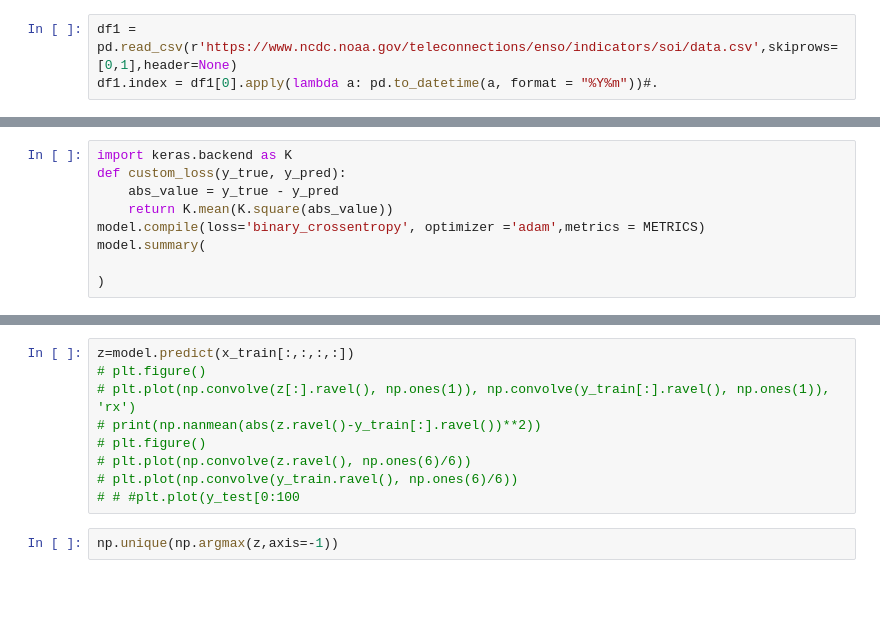
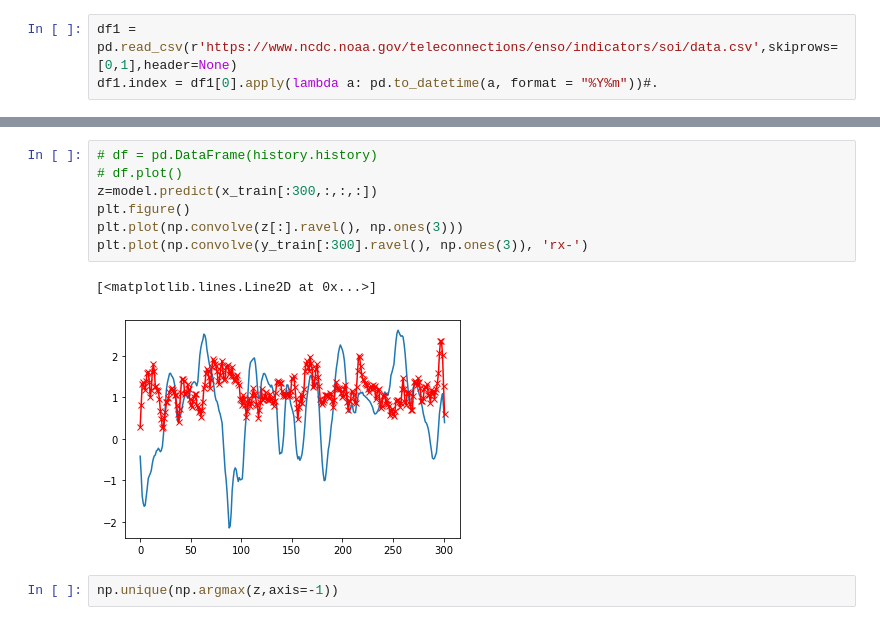
Before and after one commit to nicolasfauchereau/DL4SEAS, a Jupyter notebook: transfer_learning/notebooks/SST_anomalies_to_temperature_anoamlly.ipynb, the cells around one changed output, grey strips where cells are left out. Cells and saved outputs as stored; diff of their text form; blank space fills up the shorter version.

```diff
--- a/transfer_learning/notebooks/SST_anomalies_to_temperature_anoamlly.ipynb
+++ b/transfer_learning/notebooks/SST_anomalies_to_temperature_anoamlly.ipynb
@@ -169,9 +413,0 @@ core = tf.keras.applications.ResNet50(
-# %%
-import keras.backend as K
-def custom_loss(y_true, y_pred):
-    abs_value = y_true - y_pred
-    return K.mean(K.square(abs_value))
-model.compile(loss='binary_crossentropy', optimizer ='adam',metrics = METRICS)
-model.summary(
-
-)
@@ -214,12 +414,13 @@ KeyboardInterrupt:
-# %%
-z=model.predict(x_train[:,:,:,:])
-# plt.figure()
-# plt.plot(np.convolve(z[:].ravel(), np.ones(1)), np.convolve(y_train[:].ravel(), np.ones(1)), 'rx')
-# print(np.nanmean(abs(z.ravel()-y_train[:].ravel())**2))
-# plt.figure()
-# plt.plot(np.convolve(z.ravel(), np.ones(6)/6))
-# plt.plot(np.convolve(y_train.ravel(), np.ones(6)/6))
-# # #plt.plot(y_test[0:100
+# %%
+# df = pd.DataFrame(history.history)
+# df.plot()
+z=model.predict(x_train[:300,:,:,:])
+plt.figure()
+plt.plot(np.convolve(z[:].ravel(), np.ones(3)))
+plt.plot(np.convolve(y_train[:300].ravel(), np.ones(3)), 'rx-')
+# %% [output]
+[<matplotlib.lines.Line2D at 0x...>]
+[figure, added]
 # %%
 np.unique(np.argmax(z,axis=-1))
 # %% [output]
```
Also changed, not shown: parts of 33 cells of this notebook, 4 other files.
